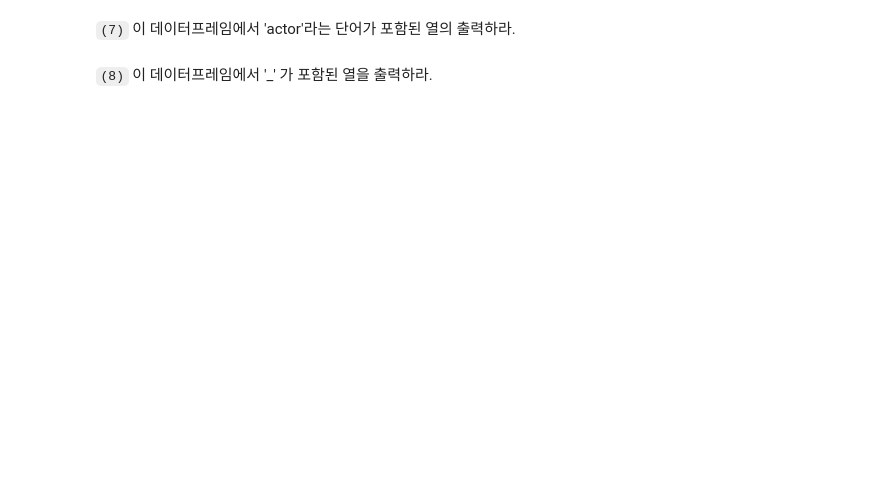
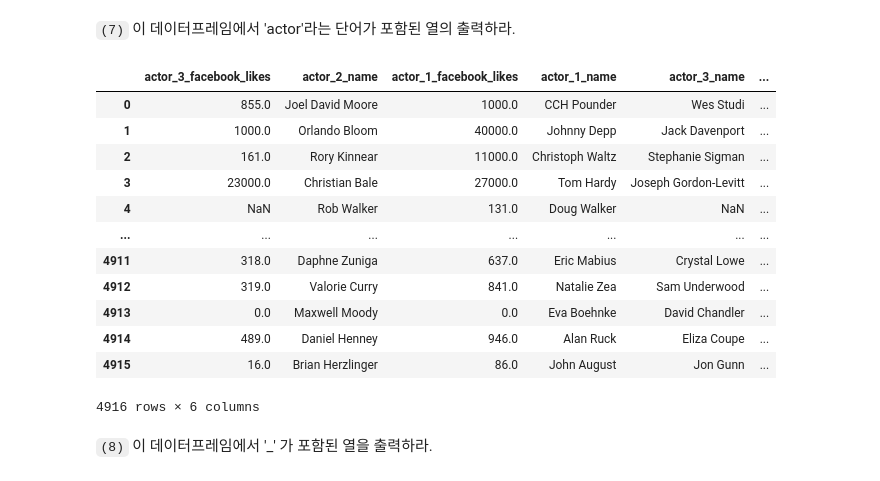
Before and after one commit to guebin/PP2024WIN, a Jupyter notebook: posts/Day2/ls07.ipynb, the cells around one changed output. Drawn from its saved outputs; the diff is of its cells as text; code cells hidden in the pictures; blank space fills up the shorter version.

```diff
--- a/posts/Day2/ls07.ipynb
+++ b/posts/Day2/ls07.ipynb
@@ -302,4 +380,20 @@ df
 # %% [markdown]
 `(7)` 이 데이터프레임에서 'actor'라는 단어가 포함된 열의 출력하라.
+# %%
+df.loc[:,['actor' in l for l in df.columns]]
+# %% [output]
+|  | actor_3_facebook_likes | actor_2_name | actor_1_facebook_likes | actor_1_name | actor_3_name | ... |
+| 0 | 855.0 | Joel David Moore | 1000.0 | CCH Pounder | Wes Studi | ... |
+| 1 | 1000.0 | Orlando Bloom | 40000.0 | Johnny Depp | Jack Davenport | ... |
+| 2 | 161.0 | Rory Kinnear | 11000.0 | Christoph Waltz | Stephanie Sigman | ... |
+| 3 | 23000.0 | Christian Bale | 27000.0 | Tom Hardy | Joseph Gordon-Levitt | ... |
+| 4 | NaN | Rob Walker | 131.0 | Doug Walker | NaN | ... |
+| ... | ... | ... | ... | ... | ... | ... |
+| 4911 | 318.0 | Daphne Zuniga | 637.0 | Eric Mabius | Crystal Lowe | ... |
+| 4912 | 319.0 | Valorie Curry | 841.0 | Natalie Zea | Sam Underwood | ... |
+| 4913 | 0.0 | Maxwell Moody | 0.0 | Eva Boehnke | David Chandler | ... |
+| 4914 | 489.0 | Daniel Henney | 946.0 | Alan Ruck | Eliza Coupe | ... |
+| 4915 | 16.0 | Brian Herzlinger | 86.0 | John August | Jon Gunn | ... |
+4916 rows × 6 columns
 # %% [markdown]
 `(8)` 이 데이터프레임에서 '_' 가 포함된 열을 출력하라.
```
Also changed, not shown: parts of 8 cells of this notebook, 27 other files.
